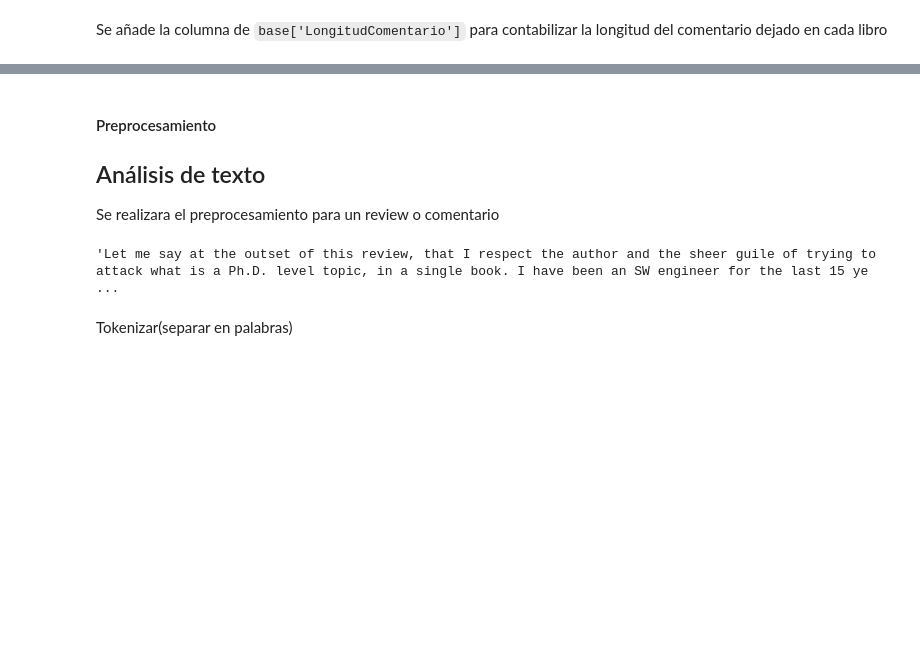
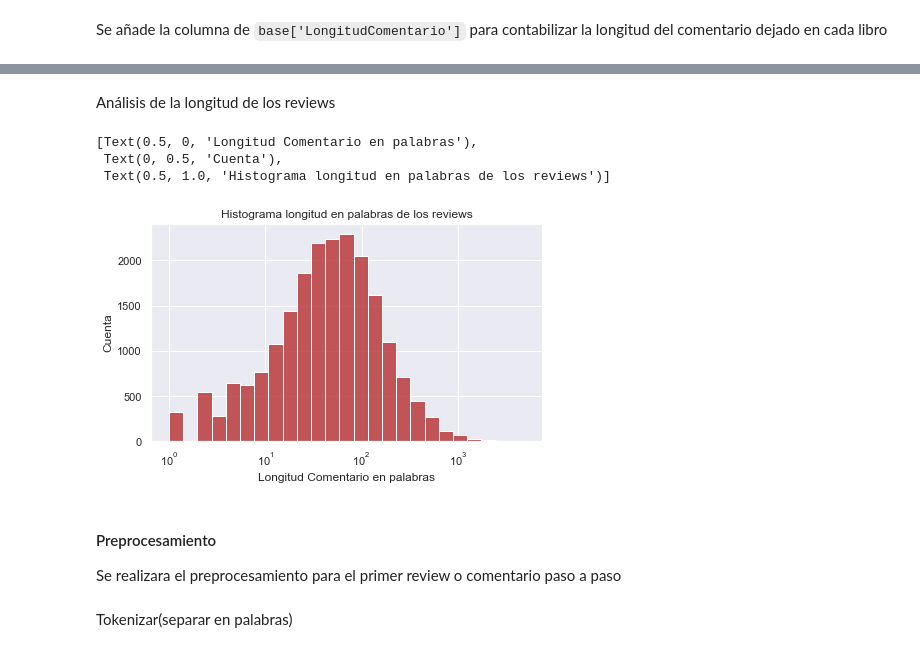
Before and after one commit to luisenerio/ProcesamientoDatosLuisLopezNerio1487280, a Jupyter notebook: Tarea1/Tarea1LuisLopezNerio.ipynb, the cells around one changed output, grey strips where cells are left out. Drawn from its saved outputs; the diff is of its cells as text; code cells hidden in the pictures; blank space fills up the shorter version.

```diff
--- a/Tarea1/Tarea1LuisLopezNerio.ipynb
+++ b/Tarea1/Tarea1LuisLopezNerio.ipynb
@@ -75,12 +73,20 @@ Longitud_comment    0
 dtype: int64
+# %% [markdown]
+Análisis de la longitud de los reviews
+# %%
+ fig = plt.figure(figsize = (7,4))
+ax = sns.histplot(data = base, x= 'LongitudComentario',log_scale=True,bins =25,color='firebrick')
+ax.set( xlabel = "Longitud Comentario en palabras", ylabel = "Cuenta",title='Histograma longitud en palabras de los reviews')
+# %% [output]
+[Text(0.5, 0, 'Longitud Comentario en palabras'),
+ Text(0, 0.5, 'Cuenta'),
+ Text(0.5, 1.0, 'Histograma longitud en palabras de los reviews')]
+[figure, added]
 # %% [markdown]
 #### Preprocesamiento
-## Análisis de texto
-Se realizara el preprocesamiento para un review o comentario
+Se realizara el preprocesamiento para el primer review o comentario paso a paso
 # %%
 comentario = base['comment'].loc[0]
-comentario
+#comentario
-# %% [output]
-'Let me say at the outset of this review, that I respect the author and the sheer guile of trying to attack what is a Ph.D. level topic, in a single book. I have been an SW engineer for the last 15 ye ...
 # %% [markdown]
 Tokenizar(separar en palabras)
```
Also changed, not shown: parts of 25 cells of this notebook, 8 other files.
